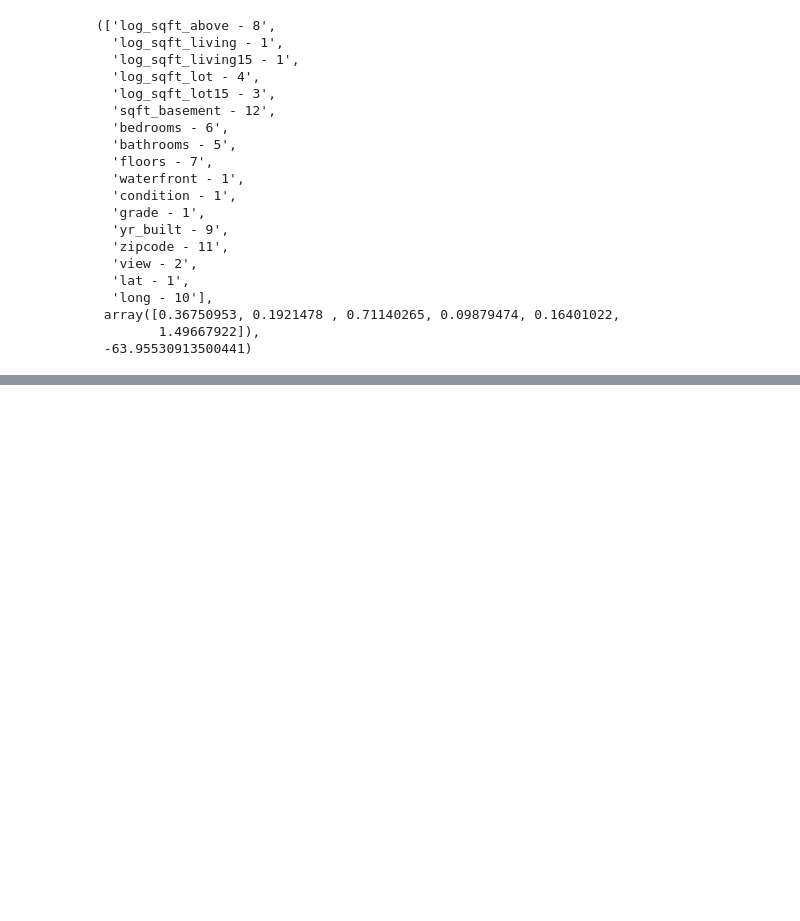
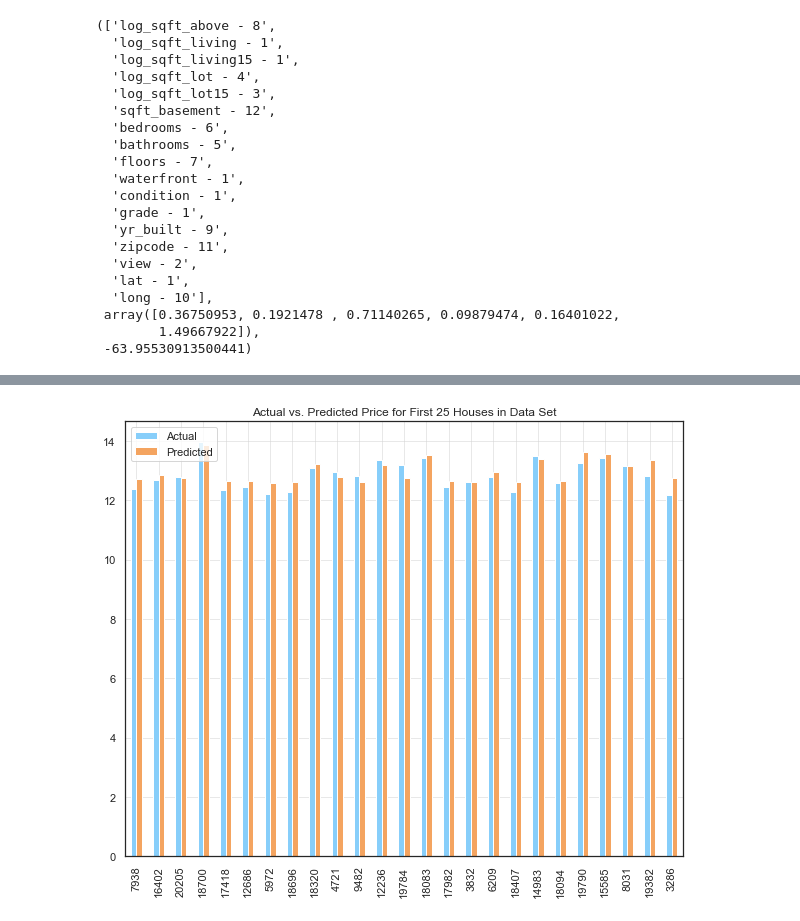
Before and after one commit to matt8955/Mod-1-project, a Jupyter notebook: Project_1_Walkthrough.ipynb, the cells around one changed output, grey strips where cells are left out. Saved outputs shown, nothing was run; the diff lists cells and outputs as text; code cells hidden in the pictures; blank space fills up the shorter version.

Commit message:
added graphs for predicted vs. actual values

```diff
--- a/Project_1_Walkthrough.ipynb
+++ b/Project_1_Walkthrough.ipynb
@@ -164,0 +239,16 @@ strong multicollinearity or other numerical problems.
+# %%
+def bar_error():
+    '''makes a bar chart of first 25 entries in data set for actual price vs predicted price... '''
+
+    df1 = df_predicted.head(25)
+
+    df1.plot(kind='bar',figsize=(10,8), color=['lightSkyBlue', 'sandyBrown'])
+    plt.grid(which='major', linestyle='-', linewidth='0.5', color='lightgrey')
+    plt.grid(which='minor', linestyle=':', linewidth='0.5', color='black')
+    plt.title('Actual vs. Predicted Price for First 25 Houses in Data Set', fontdict=None, loc='center', pad=None)
+    plt.show()
+    return
+# %%
+bar_error()
+# %% [output]
+[figure, added]
```
Also changed, not shown: parts of 9 cells of this notebook, 1 other file.
